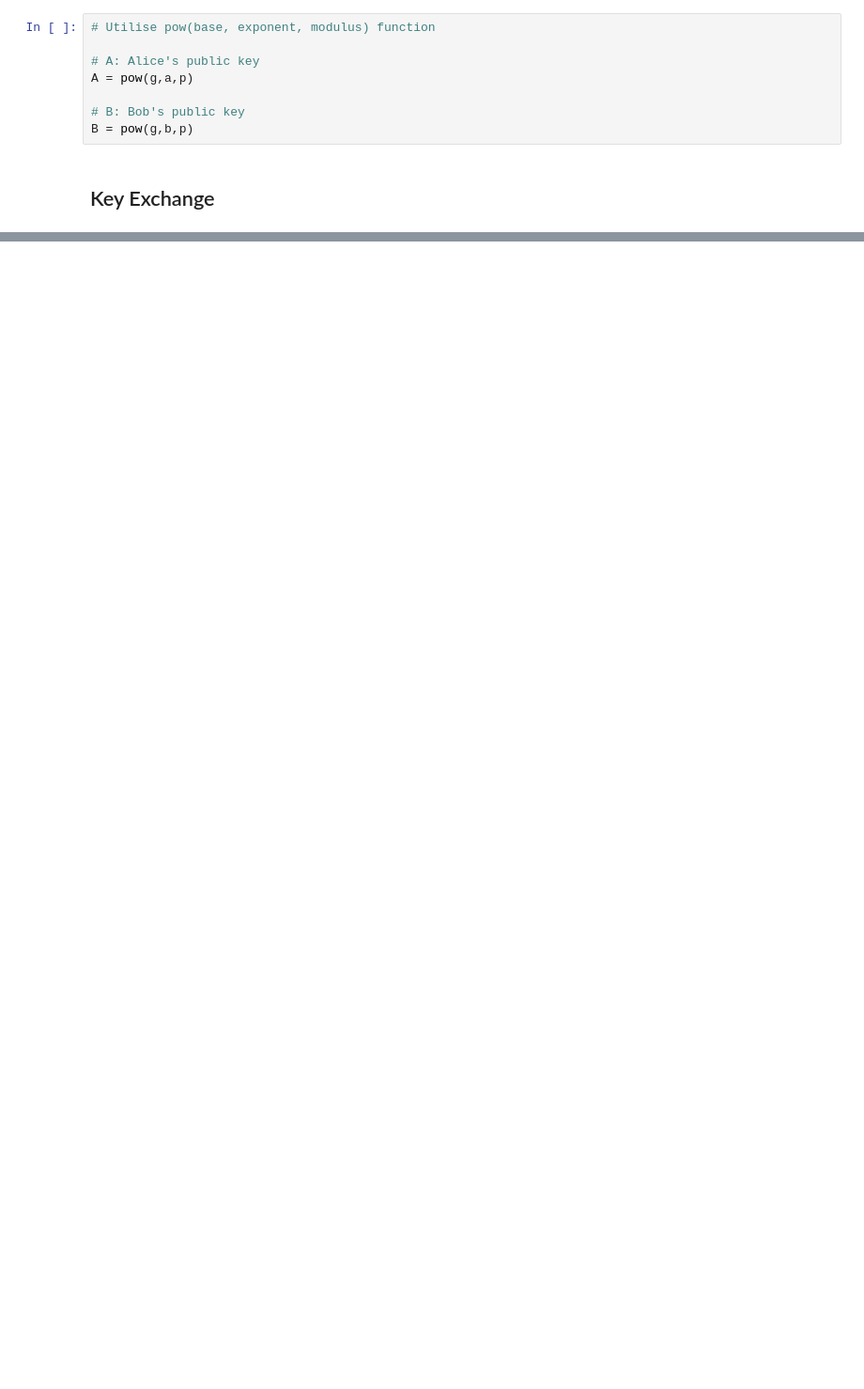
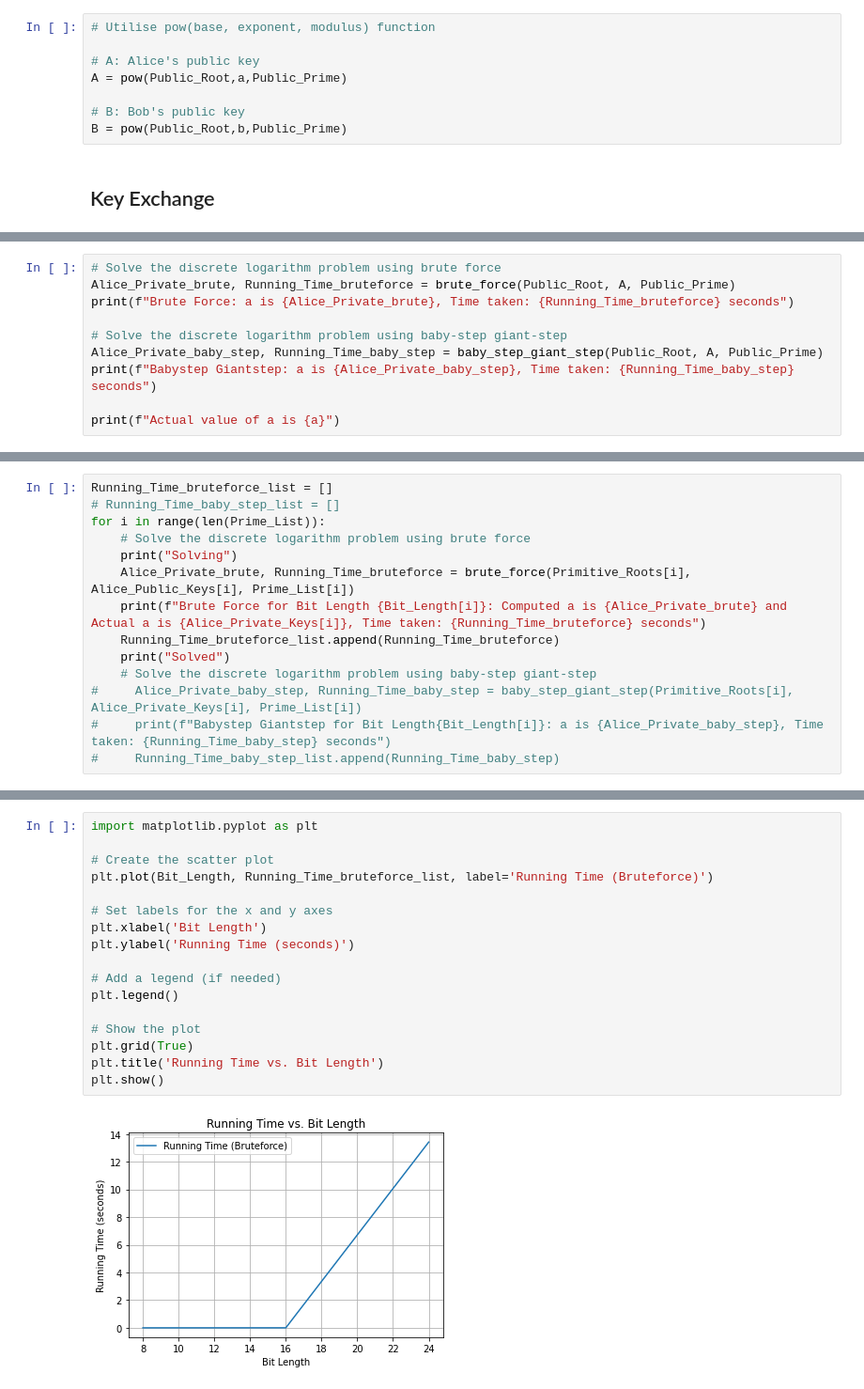
Before and after one commit to MIBN21/CZ4010-Applied-Crypto-Project, a Jupyter notebook: Diffie Hellman Key Exchange.ipynb, the cells around one changed output, grey strips where cells are left out. Shown: that part at 94% size. Cells and saved outputs as stored; diff of their text form; blank space fills up the shorter version.

```diff
--- a/Diffie Hellman Key Exchange.ipynb
+++ b/Diffie Hellman Key Exchange.ipynb
@@ -38,10 +66,10 @@ b = random.getrandbits(1024)
 # Utilise pow(base, exponent, modulus) function
 
 # A: Alice's public key
-A = pow(g,a,p)
+A = pow(Public_Root,a,Public_Prime)
 
 # B: Bob's public key
-B = pow(g,b,p)
+B = pow(Public_Root,b,Public_Prime)
 # %% [markdown]
 ## Key Exchange
 # %%
@@ -164,0 +130,10 @@ Yo Irfan, I so the above 2 cells are just things i have building up upon your wo
+# %%
+# Solve the discrete logarithm problem using brute force
+Alice_Private_brute, Running_Time_bruteforce = brute_force(Public_Root, A, Public_Prime)
+print(f"Brute Force: a is {Alice_Private_brute}, Time taken: {Running_Time_bruteforce} seconds")
+
+# Solve the discrete logarithm problem using baby-step giant-step
+Alice_Private_baby_step, Running_Time_baby_step = baby_step_giant_step(Public_Root, A, Public_Prime)
+print(f"Babystep Giantstep: a is {Alice_Private_baby_step}, Time taken: {Running_Time_baby_step} seconds")
+
+print(f"Actual value of a is {a}")
@@ -164,0 +186,14 @@ Yo Irfan, I so the above 2 cells are just things i have building up upon your wo
+# %%
+Running_Time_bruteforce_list = []
+# Running_Time_baby_step_list = []
+for i in range(len(Prime_List)):
+    # Solve the discrete logarithm problem using brute force
+    print("Solving")
+    Alice_Private_brute, Running_Time_bruteforce = brute_force(Primitive_Roots[i], Alice_Public_Keys[i], Prime_List[i])
+    print(f"Brute Force for Bit Length {Bit_Length[i]}: Computed a is {Alice_Private_brute} and Actual a is {Alice_Private_Keys[i]}, Time taken: {Running_Time_bruteforce} seconds")
+    Running_Time_bruteforce_list.append(Running_Time_bruteforce)
+    print("Solved")
+    # Solve the discrete logarithm problem using baby-step giant-step
+#     Alice_Private_baby_step, Running_Time_baby_step = baby_step_giant_step(Primitive_Roots[i], Alice_Private_Keys[i], Prime_List[i])
+#     print(f"Babystep Giantstep for Bit Length{Bit_Length[i]}: a is {Alice_Private_baby_step}, Time taken: {Running_Time_baby_step} seconds")
+#     Running_Time_baby_step_list.append(Running_Time_baby_step)
@@ -165 +212,20 @@ Yo Irfan, I so the above 2 cells are just things i have building up upon your wo
+# %%
+import matplotlib.pyplot as plt
+
+# Create the scatter plot
+plt.plot(Bit_Length, Running_Time_bruteforce_list, label='Running Time (Bruteforce)')
+
+# Set labels for the x and y axes
+plt.xlabel('Bit Length')
+plt.ylabel('Running Time (seconds)')
+
+# Add a legend (if needed)
+plt.legend()
+
+# Show the plot
+plt.grid(True)
+plt.title('Running Time vs. Bit Length')
+plt.show()
+# %% [output]
+[figure, added]
 # %%
```
Also changed, not shown: parts of 20 cells of this notebook.
